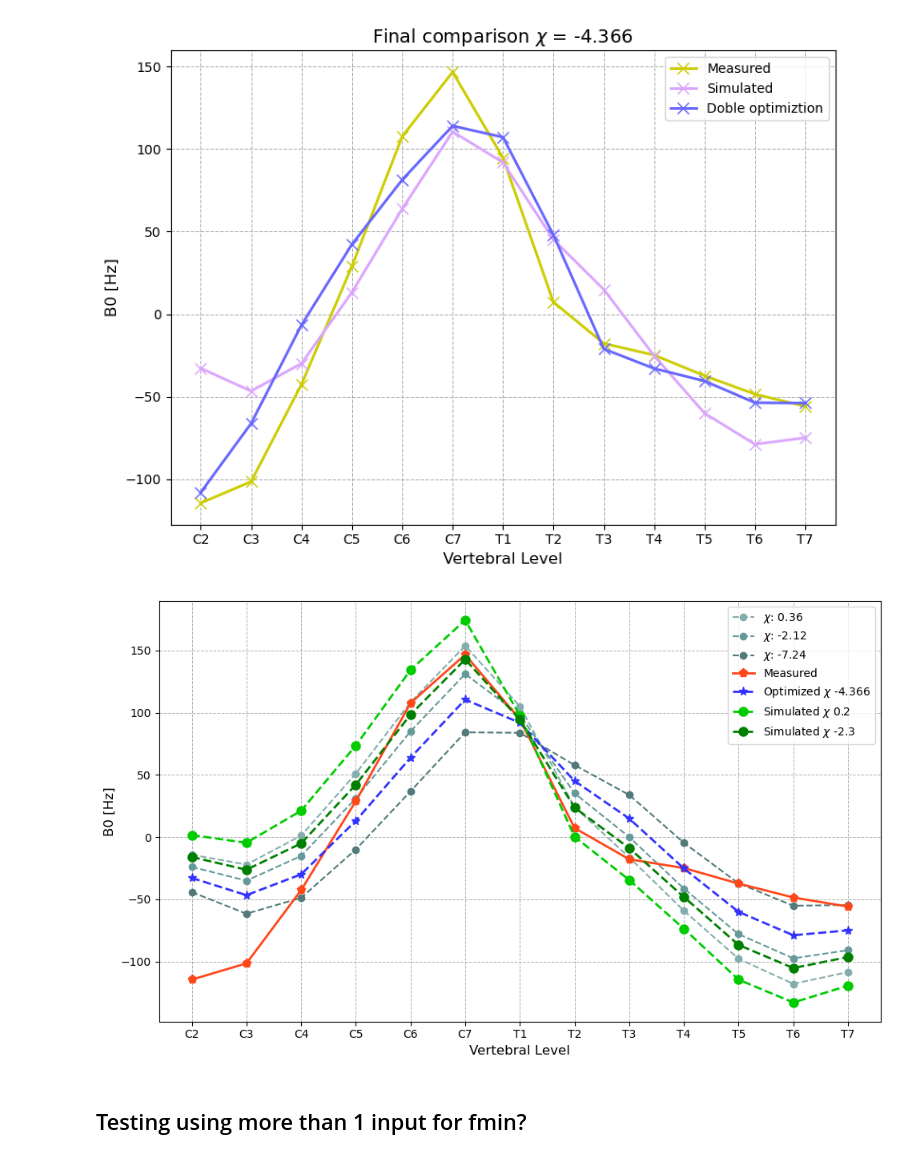
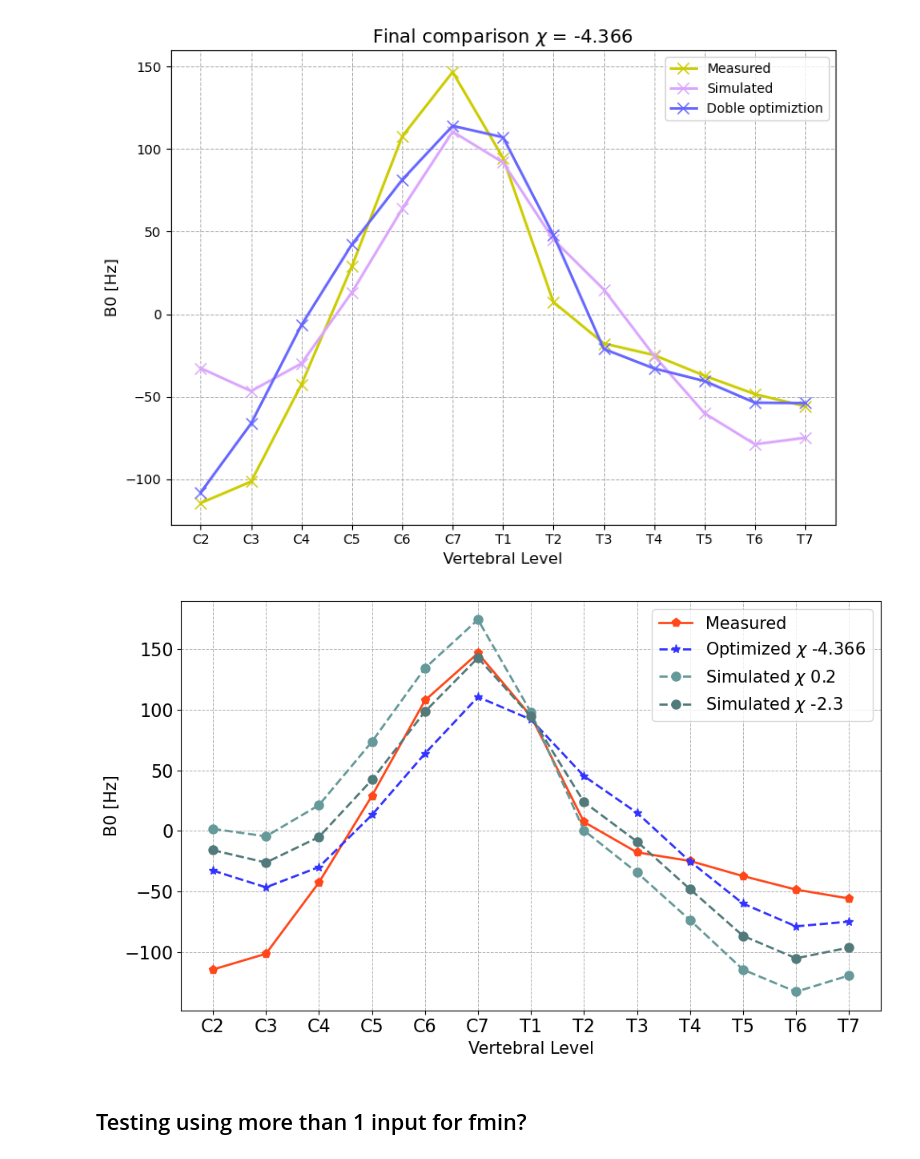
Before and after one commit to evaalonsoortiz/sus-optimization, a Jupyter notebook: sus_optimization.ipynb, the cells around one changed output. Cells and saved outputs as stored; diff of their text form; code cells hidden in the pictures.

```diff
--- a/sus_optimization.ipynb
+++ b/sus_optimization.ipynb
@@ -472,41 +472,42 @@ for filename in os.listdir(path_to_optimization_metrics):
                 data = pd.read_csv(file_path)
 
                 # Extract wa column
                 column_name = 'WA()'
                 column_data = data[column_name][::-1]  # Reverse the data to have plot from c2 to t7
 
                 # Plot the column data
-                plt.plot(vertebrae_levels_c2_t7, column_data, marker='o', linestyle='--',
-                         label=f'$\chi$: {chi_val}', color=gray_colors[color_index % len(colors)])
+                #plt.plot(vertebrae_levels_c2_t7, column_data, marker='o', linestyle='--',
+                #         label=f'$\chi$: {chi_val}', color=gray_colors[color_index % len(colors)])
                 color_index += 1
                 break # Stop after finding the matching chi value for this file
 
 # Add measured data to plot
 
 plt.plot(vertebrae_levels_c2_t7, dmod_b0meas_values , marker = 'p', color = '#ff471a', linestyle='-', linewidth = 2, markersize = 8, label ='Measured')
 plt.plot(vertebrae_levels_c2_t7, final_sim_values , marker = '*', color = '#3333ff', linestyle='--', linewidth = 2, markersize = 8, label ='Optimized $\chi$ -4.366')
 
 data_amu_chi_2_3 = [-15.9589, -26.1912, -5.0900, 42.1113, 98.3414, 142.7416, 94.2893, 23.7413, -8.8719, -48.1439, -86.6387, -105.1905, -96.3517]
 data_meas = [-114.4866, -101.0895, -43.1777, 28.1947, 108.5242, 146.3648, 94.0083, 9.4665, -17.1480, -24.7593, -37.5776, -48.5010, -55.8265]
 vertebrae_levels_c2_t7 = [ 'C2', 'C3', 'C4', 'C5', 'C6', 'C7', 'T1', 'T2', 'T3', 'T4', 'T5', 'T6', 'T7']
 data_amu_chi_0_2 = [1.64083, -4.58333, 21.199, 73.5591, 134.231, 174.292, 97.7184, 0.298155, -34.4296, -73.6813, -114.521, -132.822, -119.369]
 
 #plt.plot(vertebrae_levels_c2_t7, data_meas, marker = 'p', color = '#ff471a', linestyle='-', linewidth = 2, markersize = 8, label = "Measured")
-plt.plot(vertebrae_levels_c2_t7, data_amu_chi_0_2 , marker = 'o', color = '#00cc00', linestyle='--', linewidth = 2, markersize = 8, label ='Simulated $\chi$ 0.2')
-plt.plot(vertebrae_levels_c2_t7, data_amu_chi_2_3 , marker = 'o', color = '#008000', linestyle='--', linewidth = 2, markersize = 8, label ='Simulated $\chi$ -2.3')
+plt.plot(vertebrae_levels_c2_t7, data_amu_chi_0_2 , marker = 'o', color = '#669999', linestyle='--', linewidth = 2, markersize = 8, label ='Simulated $\chi$ 0.2')
+plt.plot(vertebrae_levels_c2_t7, data_amu_chi_2_3 , marker = 'o', color = '#527a7a', linestyle='--', linewidth = 2, markersize = 8, label ='Simulated $\chi$ -2.3')
 
 # Customize plot appearance
 #plt.title('Different chi values')
-plt.xlabel('Vertebral Level', fontsize=12)
-plt.ylabel('B0 [Hz]', fontsize=12)
-plt.legend()
+plt.xlabel('Vertebral Level', fontsize=15)
+plt.tick_params(axis='both', which='major', labelsize=16)
+plt.ylabel('B0 [Hz]', fontsize=15)
+plt.legend(fontsize=15)
 plt.grid(True, which='both', linestyle='--', linewidth=0.7)
 plt.tight_layout()
 
 # Show the plot
 plt.show()
 # %% [output]
-[figure, old version]
+[figure, new version]
 # %% [markdown]
 ## Testing using more than 1 input for fmin?
 # %%
```
